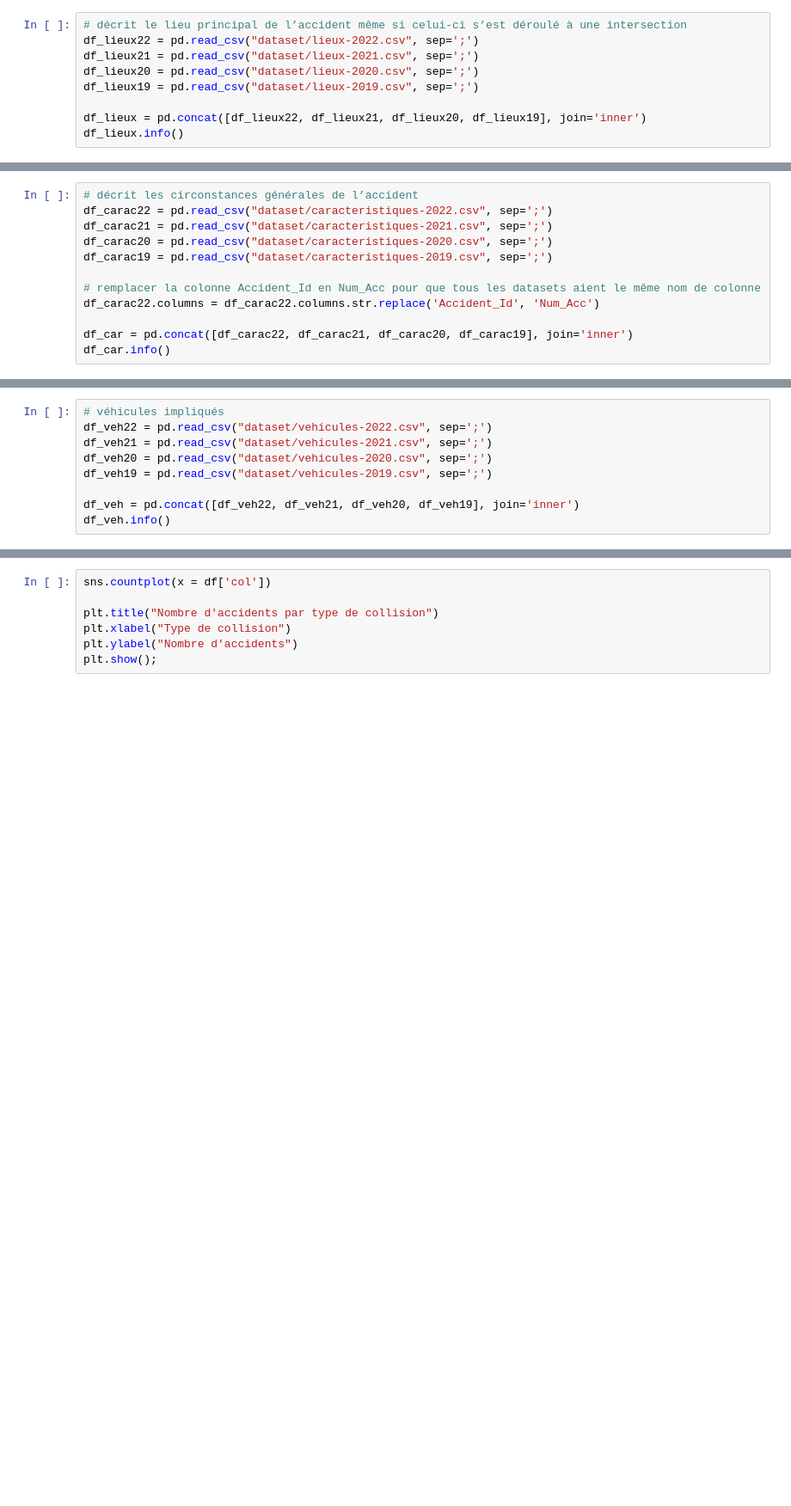
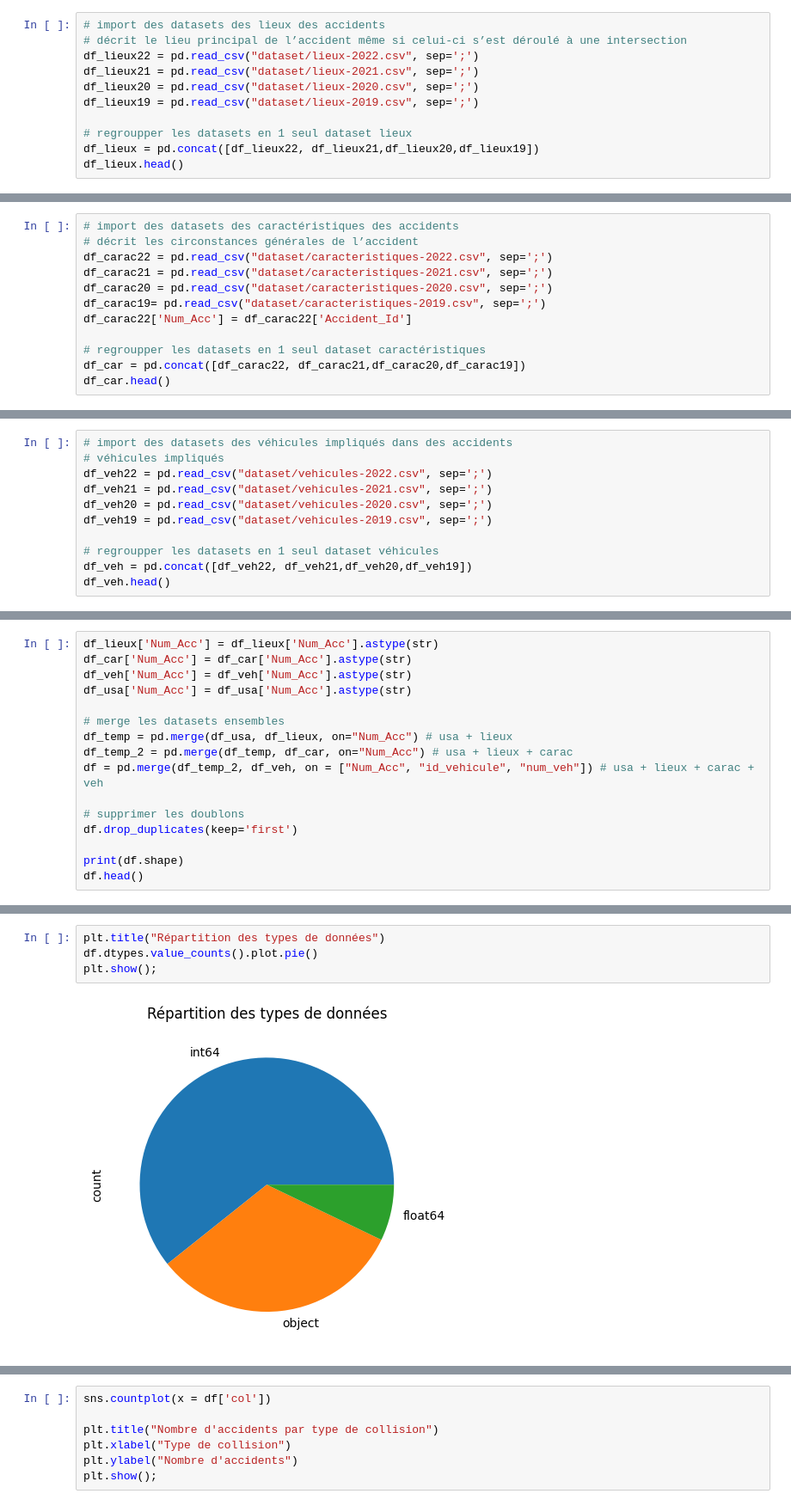
Before and after one commit to Nujadn/accident_route, a Jupyter notebook: analyse_exploratoire.ipynb, the cells around one changed output, grey strips where cells are left out. Shown at 86% size. Drawn from its saved outputs; the diff is of its cells as text; blank space fills up the shorter version.

```diff
--- a/analyse_exploratoire.ipynb
+++ b/analyse_exploratoire.ipynb
@@ -60,10 +92,12 @@ memory usage: 60.3+ MB
 # %%
+# import des datasets des lieux des accidents
 # décrit le lieu principal de l’accident même si celui-ci s’est déroulé à une intersection
 df_lieux22 = pd.read_csv("dataset/lieux-2022.csv", sep=';')
 df_lieux21 = pd.read_csv("dataset/lieux-2021.csv", sep=';')
 df_lieux20 = pd.read_csv("dataset/lieux-2020.csv", sep=';')
 df_lieux19 = pd.read_csv("dataset/lieux-2019.csv", sep=';')
 
-df_lieux = pd.concat([df_lieux22, df_lieux21, df_lieux20, df_lieux19], join='inner')
-df_lieux.info()
+# regroupper les datasets en 1 seul dataset lieux
+df_lieux = pd.concat([df_lieux22, df_lieux21,df_lieux20,df_lieux19])
+df_lieux.head()
 # %% [output]
@@ -87,13 +110,13 @@ memory usage: 31.7+ MB
 # %%
+# import des datasets des caractéristiques des accidents
 # décrit les circonstances générales de l’accident
 df_carac22 = pd.read_csv("dataset/caracteristiques-2022.csv", sep=';')
 df_carac21 = pd.read_csv("dataset/caracteristiques-2021.csv", sep=';')
 df_carac20 = pd.read_csv("dataset/caracteristiques-2020.csv", sep=';')
-df_carac19 = pd.read_csv("dataset/caracteristiques-2019.csv", sep=';')
+df_carac19= pd.read_csv("dataset/caracteristiques-2019.csv", sep=';')
+df_carac22['Num_Acc'] = df_carac22['Accident_Id']
 
-# remplacer la colonne Accident_Id en Num_Acc pour que tous les datasets aient le même nom de colonne
-df_carac22.columns = df_carac22.columns.str.replace('Accident_Id', 'Num_Acc')
-
-df_car = pd.concat([df_carac22, df_carac21, df_carac20, df_carac19], join='inner')
-df_car.info()
+# regroupper les datasets en 1 seul dataset caractéristiques
+df_car = pd.concat([df_carac22, df_carac21,df_carac20,df_carac19])
+df_car.head()
 # %% [output]
@@ -117,10 +129,12 @@ memory usage: 26.7+ MB
 # %%
+# import des datasets des véhicules impliqués dans des accidents
 # véhicules impliqués
 df_veh22 = pd.read_csv("dataset/vehicules-2022.csv", sep=';')
 df_veh21 = pd.read_csv("dataset/vehicules-2021.csv", sep=';')
 df_veh20 = pd.read_csv("dataset/vehicules-2020.csv", sep=';')
 df_veh19 = pd.read_csv("dataset/vehicules-2019.csv", sep=';')
 
-df_veh = pd.concat([df_veh22, df_veh21, df_veh20, df_veh19], join='inner')
-df_veh.info()
+# regroupper les datasets en 1 seul dataset véhicules
+df_veh = pd.concat([df_veh22, df_veh21,df_veh20,df_veh19])
+df_veh.head()
 # %% [output]
@@ -191,0 +151,16 @@ df
+# %%
+df_lieux['Num_Acc'] = df_lieux['Num_Acc'].astype(str)
+df_car['Num_Acc'] = df_car['Num_Acc'].astype(str)
+df_veh['Num_Acc'] = df_veh['Num_Acc'].astype(str)
+df_usa['Num_Acc'] = df_usa['Num_Acc'].astype(str)
+
+# merge les datasets ensembles
+df_temp = pd.merge(df_usa, df_lieux, on="Num_Acc") # usa + lieux
+df_temp_2 = pd.merge(df_temp, df_car, on="Num_Acc") # usa + lieux + carac
+df = pd.merge(df_temp_2, df_veh, on = ["Num_Acc", "id_vehicule", "num_veh"]) # usa + lieux + carac + veh
+
+# supprimer les doublons
+df.drop_duplicates(keep='first')
+
+print(df.shape)
+df.head()
@@ -191,0 +209,6 @@ df
+# %%
+plt.title("Répartition des types de données")
+df.dtypes.value_counts().plot.pie()
+plt.show();
+# %% [output]
+[figure, added]
```
Also changed, not shown: parts of 73 cells of this notebook.
